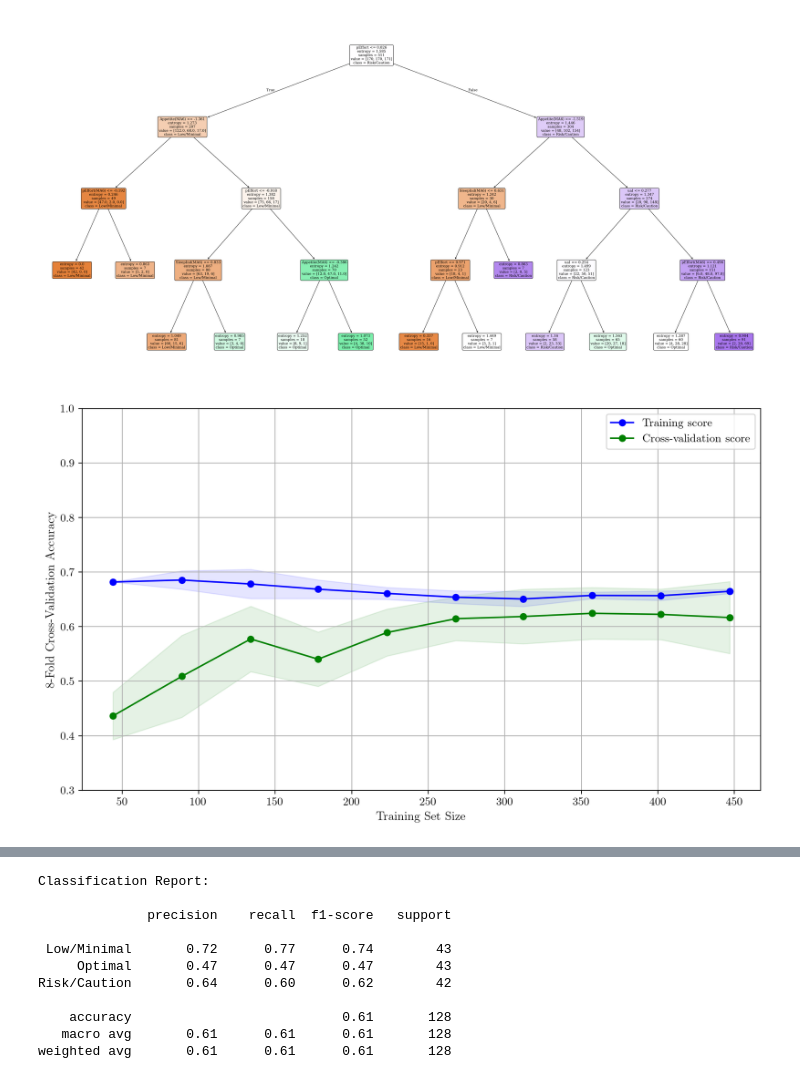
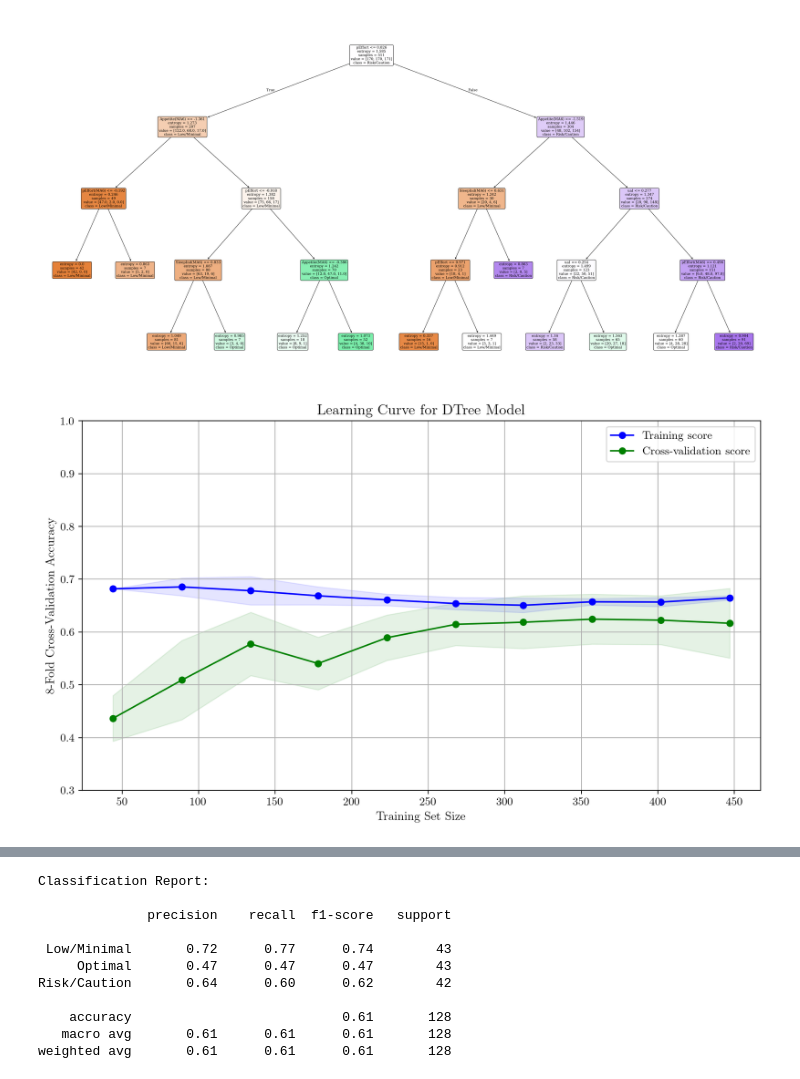
Before and after one commit to jepe06/Project-One---Fatigue-Index, a Jupyter notebook: Model DTree.ipynb, the cells around one changed output, grey strips where cells are left out. Saved outputs shown, nothing was run; the diff lists cells and outputs as text; code cells hidden in the pictures.

```diff
--- a/Model DTree.ipynb
+++ b/Model DTree.ipynb
@@ -139,33 +139,33 @@ plt.rcParams.update({
 # %%
 # Generate learning curve
 train_sizes, train_scores, test_scores = learning_curve(
     best_model, X_train, y_train, cv=8, scoring='accuracy', n_jobs=-1, train_sizes=np.linspace(0.1, 1.0, 10)
 )
 
 # Calculate mean and std for plotting
 train_mean = np.mean(train_scores, axis=1)
 train_std = np.std(train_scores, axis=1)
 test_mean = np.mean(test_scores, axis=1)
 test_std = np.std(test_scores, axis=1)
 
 # Plot the learning curve
 plt.figure(figsize=(10, 6))
 plt.plot(train_sizes, train_mean, 'o-', label="Training score", color="blue")
 plt.fill_between(train_sizes, train_mean - train_std, train_mean + train_std, alpha=0.1, color="blue")
 plt.plot(train_sizes, test_mean, 'o-', label="Cross-validation score", color="green")
 plt.fill_between(train_sizes, test_mean - test_std, test_mean + test_std, alpha=0.1, color="green")
-#plt.title("Learning Curve")
+plt.title("Learning Curve for DTree Model")
 plt.xlabel("Training Set Size")
 #plt.ylabel("Accuracy")
 plt.ylabel("8-Fold Cross-Validation Accuracy")
 plt.legend(loc="best")
 plt.grid()
 plt.ylim(0.3, 1.0)
 plt.tight_layout()
 plt.savefig('assets/DTREE_LearningCurve.png', transparent=True)
 plt.show()
 # %% [output]
-[figure, old version]
+[figure, new version]
 # %%
 import matplotlib.pyplot as plt
 from sklearn.metrics import confusion_matrix, ConfusionMatrixDisplay
```
Also changed, not shown: parts of 1 cell of this notebook, 35 other files.
